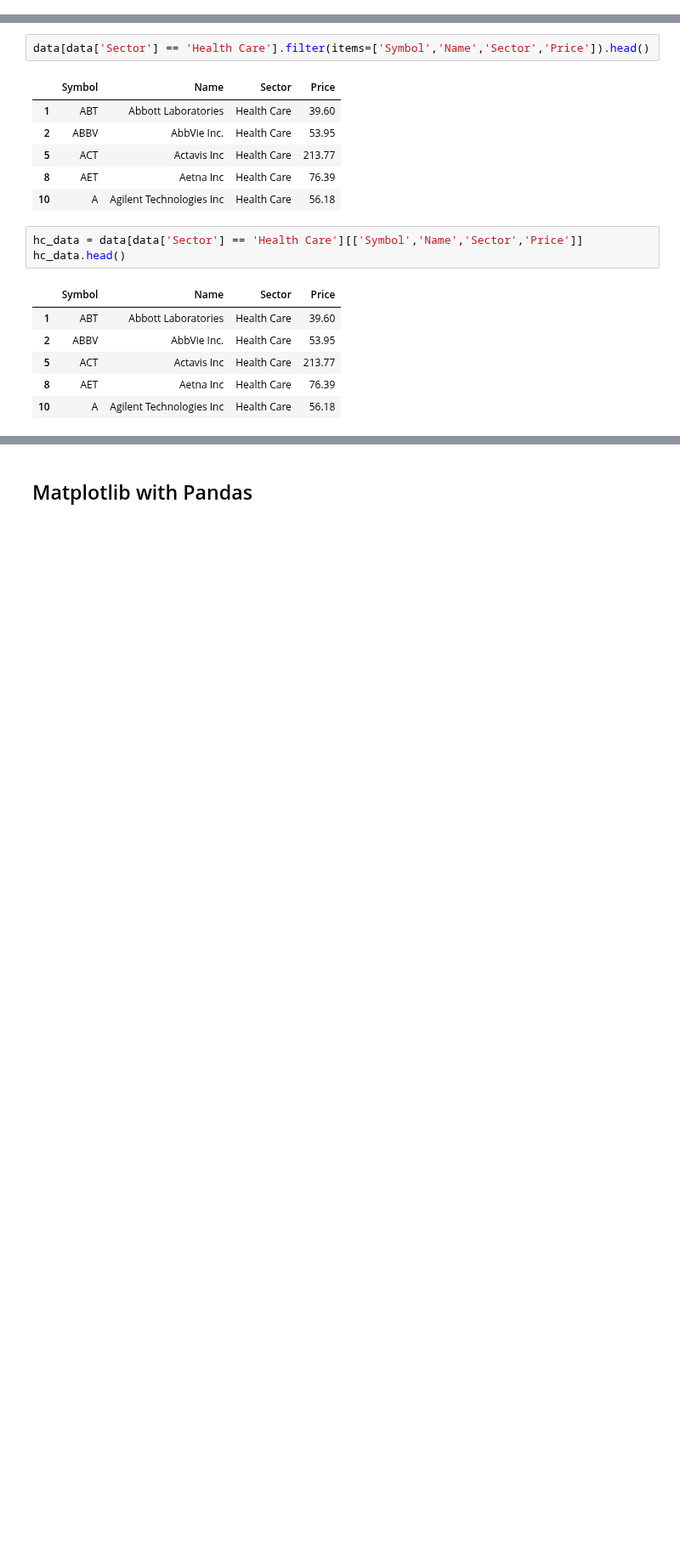
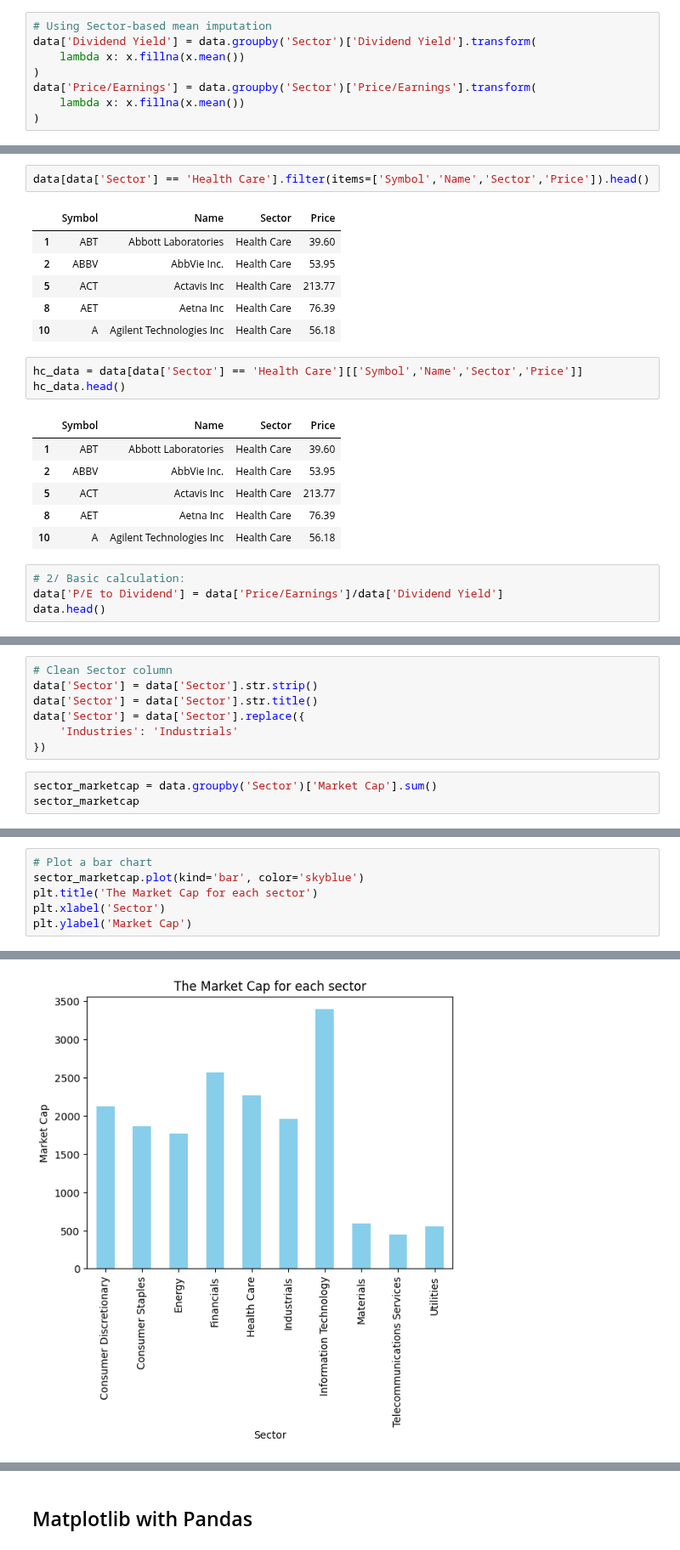
Before and after one commit to HenryHai0407/Web_Scraping_Python, a Jupyter notebook: de_exercise/de_exercise_4.ipynb, the cells around one changed output, grey strips where cells are left out. Shown at 85% size. Saved outputs shown, nothing was run; the diff lists cells and outputs as text; blank space fills up the shorter version.

Commit message:
Finished de_exercise_4: SP500 basic analysis

```diff
--- a/de_exercise/de_exercise_4.ipynb
+++ b/de_exercise/de_exercise_4.ipynb
@@ -96,0 +110,8 @@ memory usage: 58.7+ KB
+# %%
+# Using Sector-based mean imputation
+data['Dividend Yield'] = data.groupby('Sector')['Dividend Yield'].transform(
+    lambda x: x.fillna(x.mean())
+)
+data['Price/Earnings'] = data.groupby('Sector')['Price/Earnings'].transform(
+    lambda x: x.fillna(x.mean())
+)
@@ -136,3 +177,7 @@ hc_data.head()
 | 5 | ACT | Actavis Inc | Health Care | 213.77 |
 | 8 | AET | Aetna Inc | Health Care | 76.39 |
 | 10 | A | Agilent Technologies Inc | Health Care | 56.18 |
+# %%
+# 2/ Basic calculation:
+data['P/E to Dividend'] = data['Price/Earnings']/data['Dividend Yield']
+data.head()
@@ -138,0 +232,10 @@ hc_data.head()
+# %%
+# Clean Sector column
+data['Sector'] = data['Sector'].str.strip()
+data['Sector'] = data['Sector'].str.title()
+data['Sector'] = data['Sector'].replace({
+    'Industries': 'Industrials'
+})
+# %%
+sector_marketcap = data.groupby('Sector')['Market Cap'].sum()
+sector_marketcap
@@ -138,0 +255,7 @@ hc_data.head()
+# %%
+# Plot a bar chart
+sector_marketcap.plot(kind='bar', color='skyblue')
+plt.title('The Market Cap for each sector')
+plt.xlabel('Sector')
+plt.ylabel('Market Cap')
+# %% [output]
@@ -138,0 +263 @@ hc_data.head()
+[figure, added]
```
Also changed, not shown: parts of 34 cells of this notebook.
